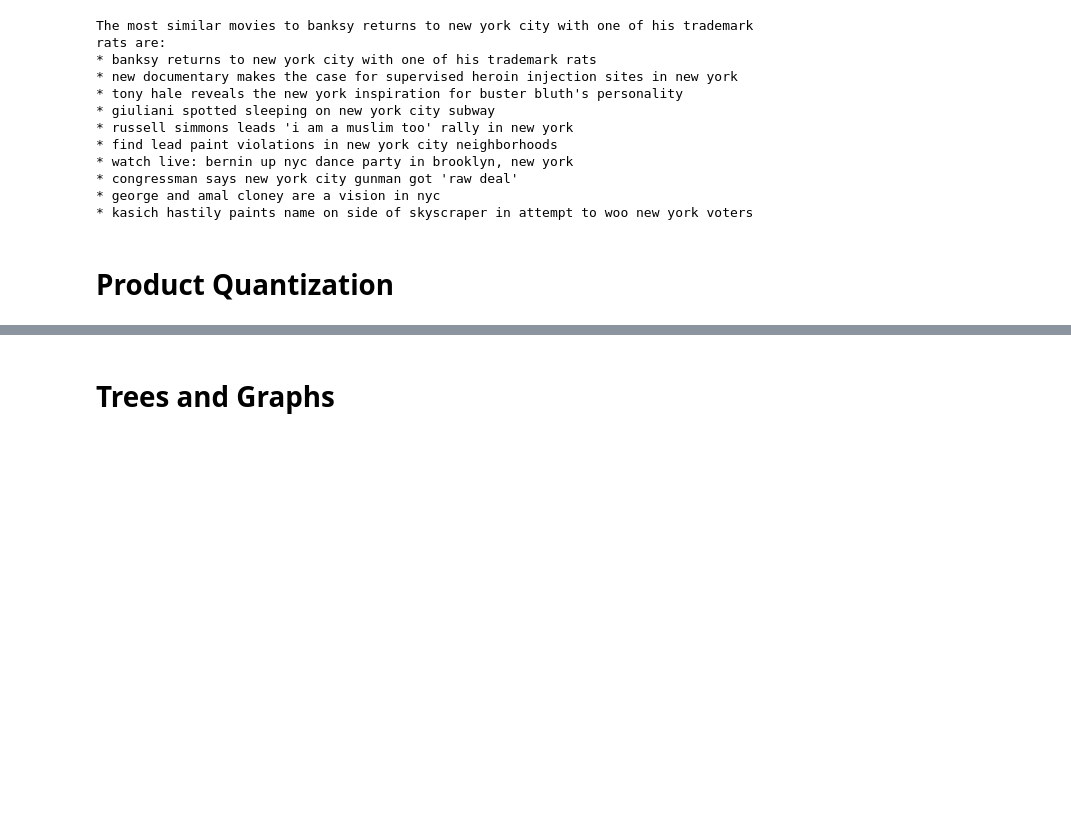
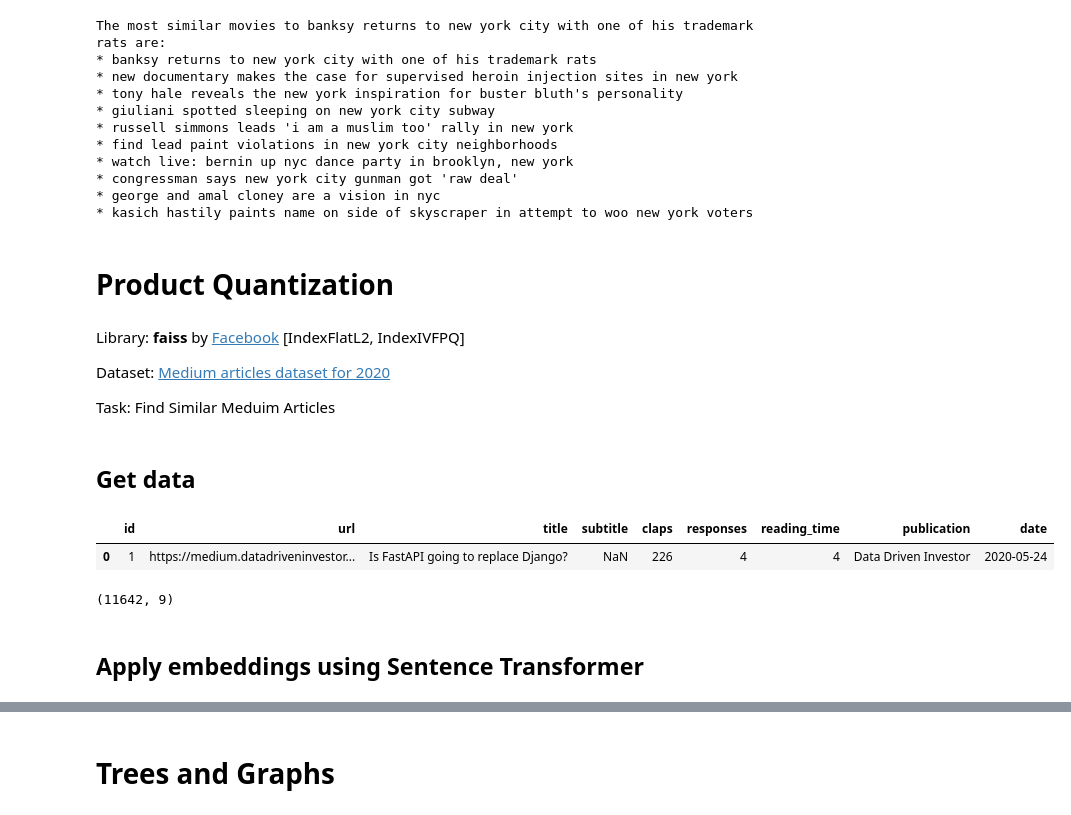
Before and after one commit to anastaszi/255_datamining, a Jupyter notebook: HW4_Anastasia_Zimina.ipynb, the cells around one changed output, grey strips where cells are left out. Drawn from its saved outputs; the diff is of its cells as text; code cells hidden in the pictures; blank space fills up the shorter version.

```diff
--- a/HW4_Anastasia_Zimina.ipynb
+++ b/HW4_Anastasia_Zimina.ipynb
@@ -277,3 +289,22 @@ The most similar movies to banksy returns to new york city with one of his trade
 * kasich hastily paints name on side of skyscraper in attempt to woo new york voters
 # %% [markdown]
 # Product Quantization
+# %% [markdown]
+Library: **faiss** by [Facebook](https://github.com/facebookresearch/faiss) [IndexFlatL2, IndexIVFPQ]
+
+Dataset: [Medium articles dataset for 2020](https://www.kaggle.com/shlokramteke/sdfadgdadfda)
+
+Task: Find Similar Meduim Articles
+# %% [markdown]
+## Get data
+# %%
+df_medium = pd.read_csv('/content/gdrive/MyDrive/DataMining/medium_data.csv')
+# %%
+df_medium.head(1)
+# %% [output]
+|  | id | url | title | subtitle | claps | responses | reading_time | publication | date |
+| 0 | 1 | https://medium.datadriveninvestor... | Is FastAPI going to replace Django? | NaN | 226 | 4 | 4 | Data Driven Investor | 2020-05-24 |
+# %%
+df_medium.shape
+# %% [output]
+(11642, 9)
@@ -279,0 +313,2 @@ The most similar movies to banksy returns to new york city with one of his trade
+# %% [markdown]
+## Apply embeddings using Sentence Transformer
```
Also changed, not shown: parts of 24 cells of this notebook.
